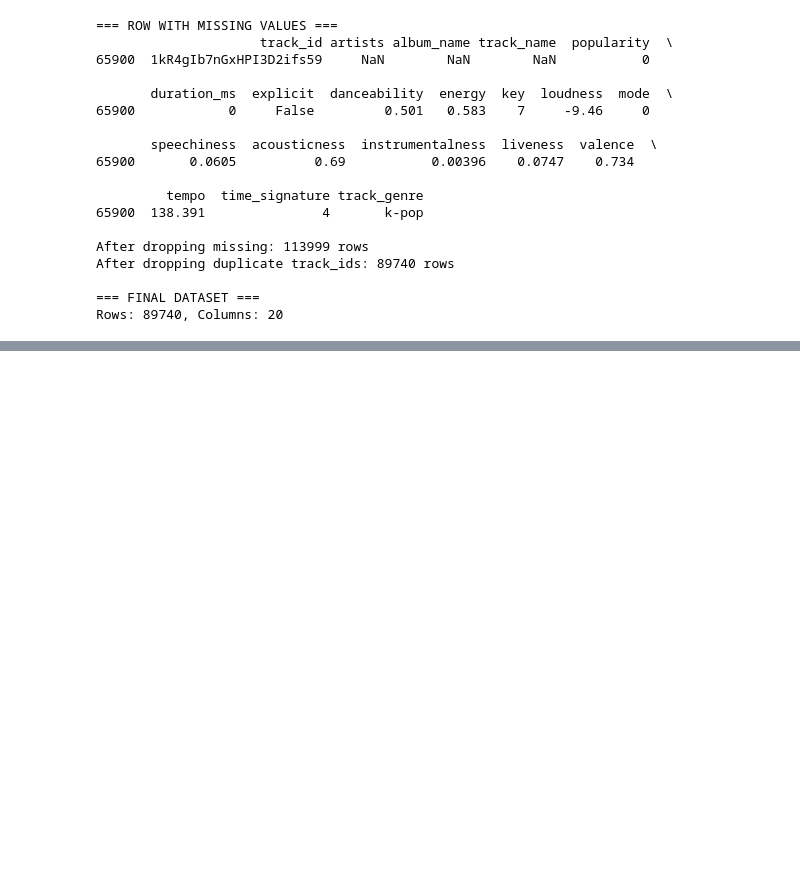
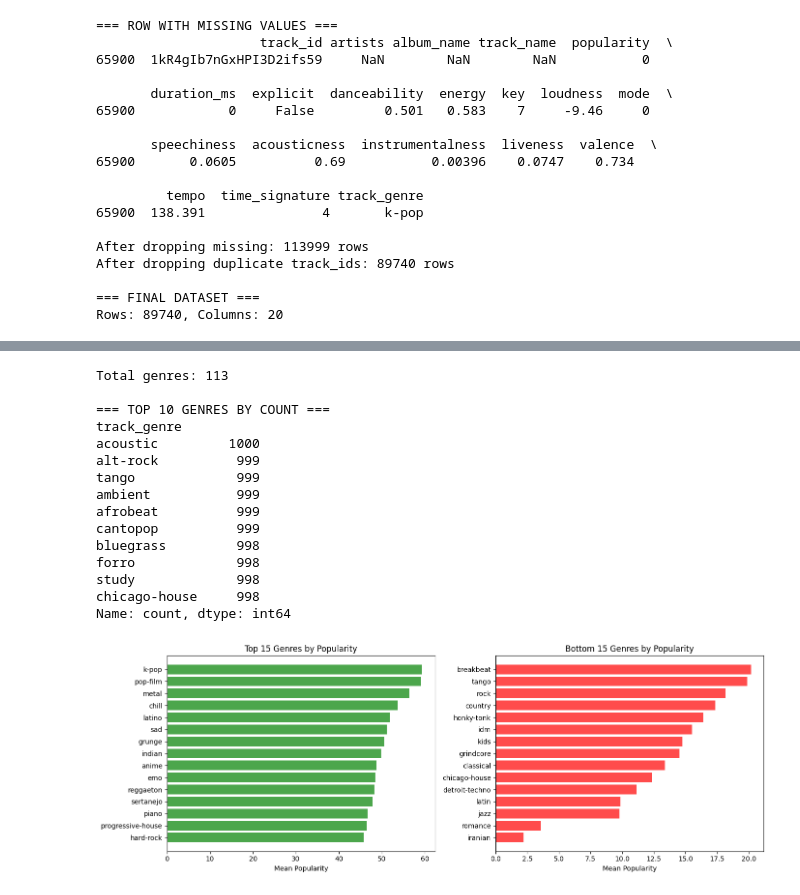
Before and after one commit to ugurcavusoglu/spotify-eda-project, a Jupyter notebook: notebooks/eda_analysis.ipynb, the cells around one changed output, grey strips where cells are left out. Saved outputs shown, nothing was run; the diff lists cells and outputs as text; code cells hidden in the pictures; blank space fills up the shorter version.

```diff
--- a/notebooks/eda_analysis.ipynb
+++ b/notebooks/eda_analysis.ipynb
@@ -113,0 +213,47 @@ Rows: 89740, Columns: 20
+# %%
+# Genre counts
+print(f"Total genres: {df['track_genre'].nunique()}")
+print("\n=== TOP 10 GENRES BY COUNT ===")
+print(df['track_genre'].value_counts().head(10))
+
+# Genre popularity comparison
+genre_popularity = df.groupby('track_genre')['popularity'].agg(['mean', 'median', 'count'])
+genre_popularity = genre_popularity.sort_values('mean', ascending=False)
+
+# Top and bottom genres by popularity
+fig, axes = plt.subplots(1, 2, figsize=(14, 5))
+
+# Top 15 genres
+top_genres = genre_popularity.head(15)
+axes[0].barh(top_genres.index, top_genres['mean'], color='green', alpha=0.7)
+axes[0].set_xlabel('Mean Popularity')
+axes[0].set_title('Top 15 Genres by Popularity')
+axes[0].invert_yaxis()
+
+# Bottom 15 genres
+bottom_genres = genre_popularity.tail(15)
+axes[1].barh(bottom_genres.index, bottom_genres['mean'], color='red', alpha=0.7)
+axes[1].set_xlabel('Mean Popularity')
+axes[1].set_title('Bottom 15 Genres by Popularity')
+axes[1].invert_yaxis()
+
+plt.tight_layout()
+plt.savefig('../images/genre_popularity.png', dpi=150)
+plt.show()
+# %% [output]
+Total genres: 113
+
+=== TOP 10 GENRES BY COUNT ===
+track_genre
+acoustic         1000
+alt-rock          999
+tango             999
+ambient           999
+afrobeat          999
+cantopop          999
+bluegrass         998
+forro             998
+study             998
+chicago-house     998
+Name: count, dtype: int64
+[figure, added]
```
Also changed, not shown: parts of 5 cells of this notebook, 5 other files.
